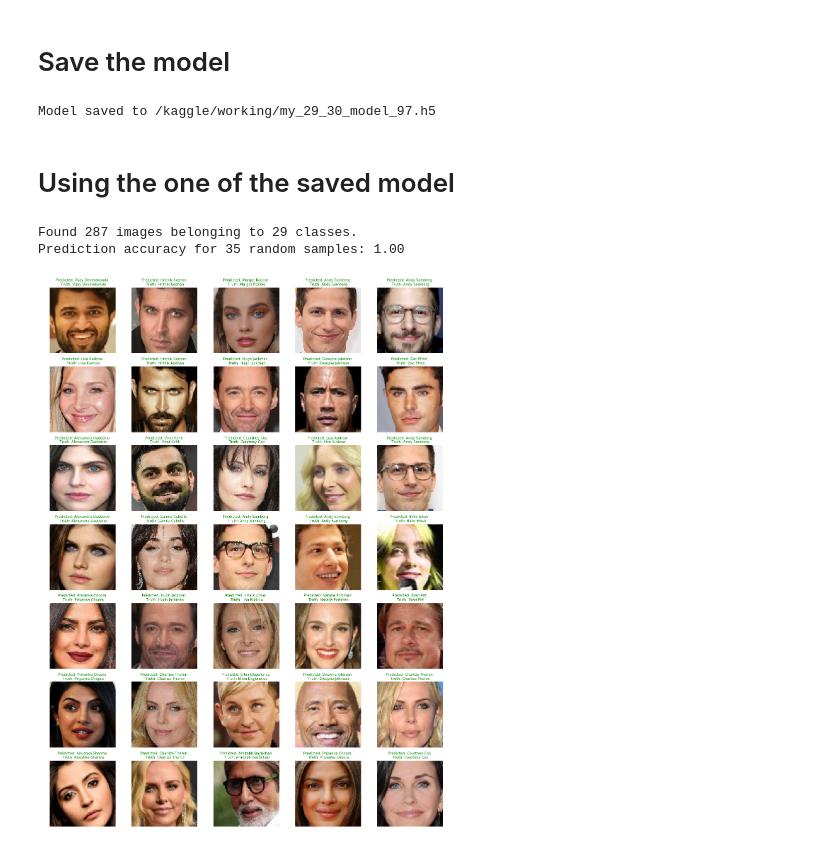
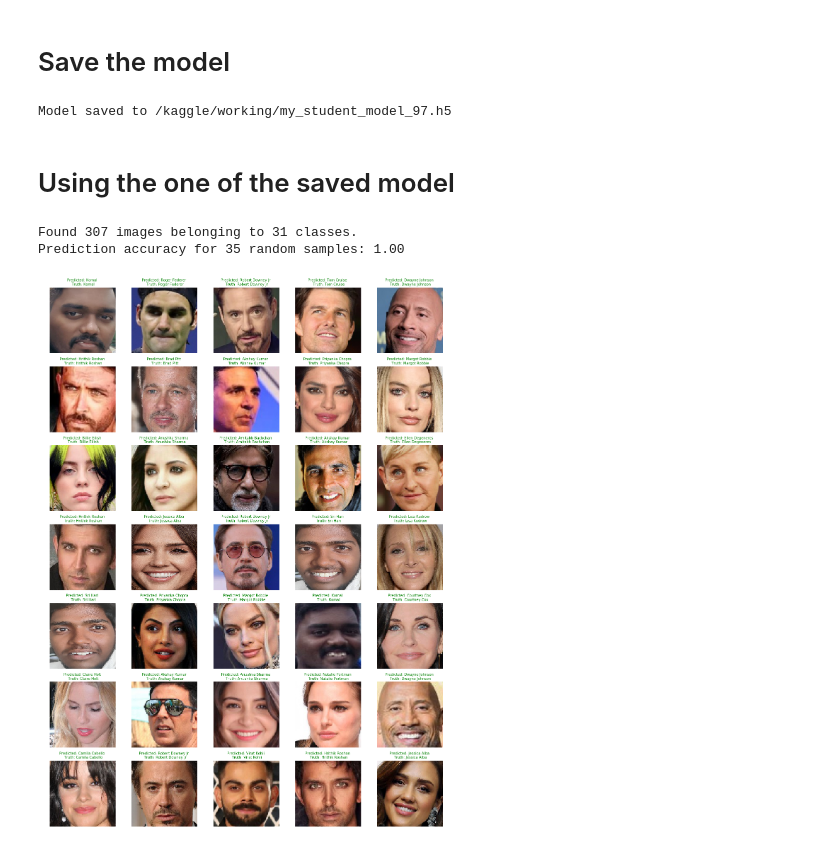
Before and after one commit to 21bq1a4210/B-tech, a Jupyter notebook: Projects/FRS/face-recognition-using-vggface2.ipynb, the cells around one changed output. Cells and saved outputs as stored; diff of their text form; code cells hidden in the pictures.

Commit message:
Kaggle Notebook | Face Recognition using VGGFace2 | Version 5

```diff
--- a/Projects/FRS/face-recognition-using-vggface2.ipynb
+++ b/Projects/FRS/face-recognition-using-vggface2.ipynb
@@ -74,7 +76,7 @@ import warnings
 # %% [markdown]
 # Data Augmentation
 # %%
-train_dir = '/kaggle/input/face-30/New_CroppedImages/train'
+train_dir = '/kaggle/input/k-and-s/New_CroppedImages_with_students/train'
 # %%
 # Using ImageDataGenerator for data augmentation
 generator = ImageDataGenerator(
@@ -353,11 +353,11 @@ Test Accuracy: 97.86%
 # Save the model
 # %%
 # Save the model
-model_save_path = '/kaggle/working/my_29_30_model_97.h5'
+model_save_path = '/kaggle/working/my_student_model_97.h5'
 model.save(model_save_path)
 print(f"Model saved to {model_save_path}")
 # %% [output]
-Model saved to /kaggle/working/my_29_30_model_97.h5
+Model saved to /kaggle/working/my_student_model_97.h5
 # %% [markdown]
 # Using the one of the saved model
 # %%
@@ -431,35 +431,35 @@ def evaluate_model(dataset, model, class_names, original_images_dir, target_size
 
         if pred_idx == truth_idx:
             num_matches += 1
             plt.setp(title_obj, color="g")
         else:
             plt.setp(title_obj, color="r")
 
     acc = num_matches / num_images
     print(f"Prediction accuracy for {num_images} random samples: {acc:.2f}")
 
 # Load your model
 # reloaded_model = load_model('/kaggle/input/my_model_80/tensorflow2/first_model/1/my_model.h5')
-reloaded_model = load_model("/kaggle/working/my_29_model_97.h5")
+reloaded_model = load_model("/kaggle/working/my_student_model_97.h5")
 
 # Define the class names for your dataset
 class_names = list(train_ds.class_indices.keys())
 
-test_dir = '/kaggle/input/face-30/New_CroppedImages/test'
-original_images_dir = '/kaggle/input/face-30/New_CroppedImages/test'
+test_dir = '/kaggle/input/k-and-s/New_CroppedImages_with_students/test'
+original_images_dir = '/kaggle/input/k-and-s/New_CroppedImages_with_students/test'
 
 # Prepare your test dataset
 test_generator = ImageDataGenerator(preprocessing_function=preprocess_input).flow_from_directory(
     test_dir,
     target_size=(224, 224),
     batch_size=8,
     class_mode='categorical',
     shuffle=False
 )
 
 # Evaluate the model with 35 randomly chosen images
 evaluate_model(test_generator, reloaded_model, class_names, original_images_dir, target_size=(224, 224), num_images=35)
 # %% [output]
-Found 287 images belonging to 29 classes.
+Found 307 images belonging to 31 classes.
 Prediction accuracy for 35 random samples: 1.00
-[figure, old version]
+[figure, new version]
```
Also changed, not shown: parts of 18 cells of this notebook.
